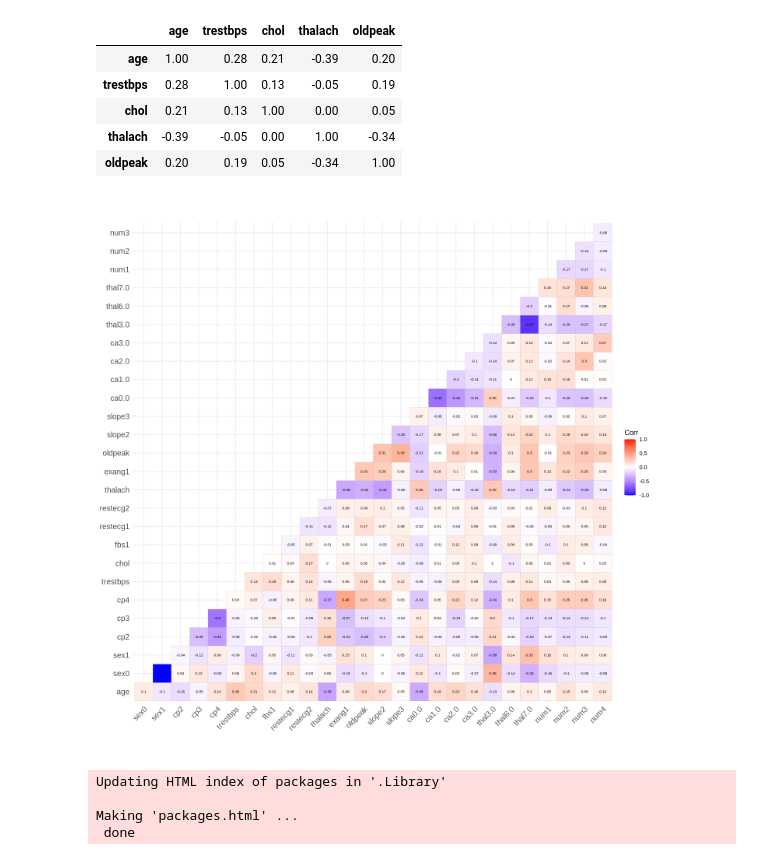
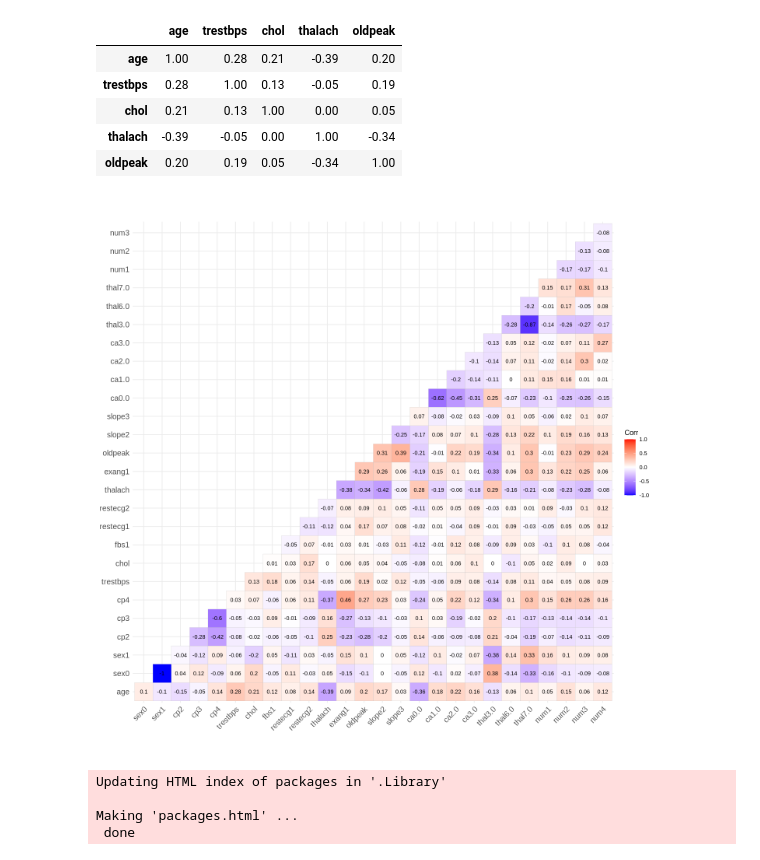
Before and after one commit to mireia-fortuno/toy_ds_project, a Jupyter notebook: project_proposal.ipynb, the cells around one changed output. Saved outputs shown, nothing was run; the diff lists cells and outputs as text; code cells hidden in the pictures.

```diff
--- a/project_proposal.ipynb
+++ b/project_proposal.ipynb
@@ -105,12 +105,12 @@ A matrix: 5 × 5 of type dbl
 # %%
 library(ggcorrplot)
 options(repr.plot.width = 12, repr.plot.height = 12) #Remember to set your plot sizes to an appropiate size
 
 model.matrix(~0+., data=data) %>%
   cor(use="pairwise.complete.obs") %>%
-  ggcorrplot(show.diag = F, type="lower", lab=TRUE, lab_size=2)
+  ggcorrplot(show.diag = F, type="lower", lab=TRUE, lab_size=3)
 # %% [output]
-[figure, old version]
+[figure, new version]
 # %%
 install.packages("ggcorrplot")
 # %% [output]
```
